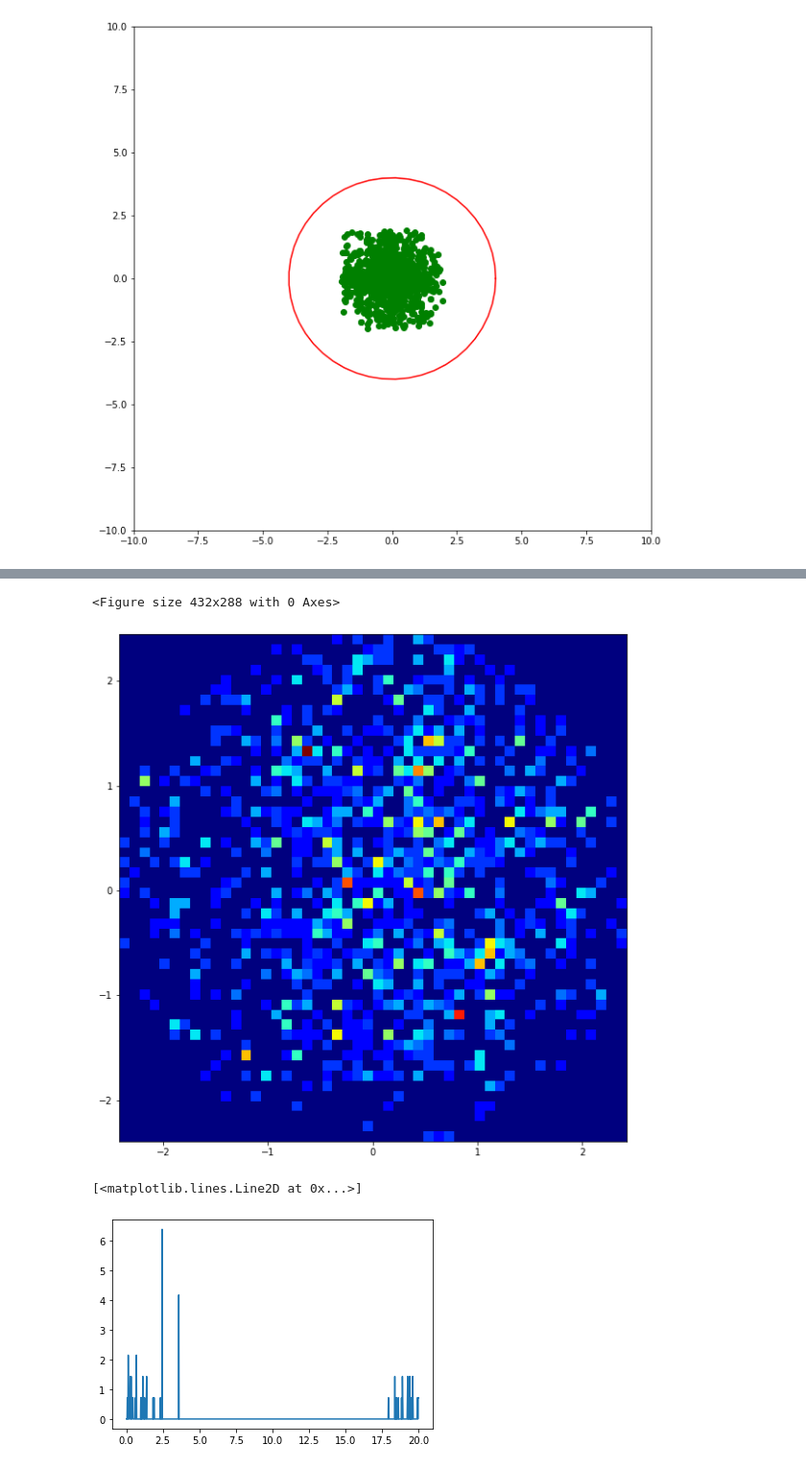
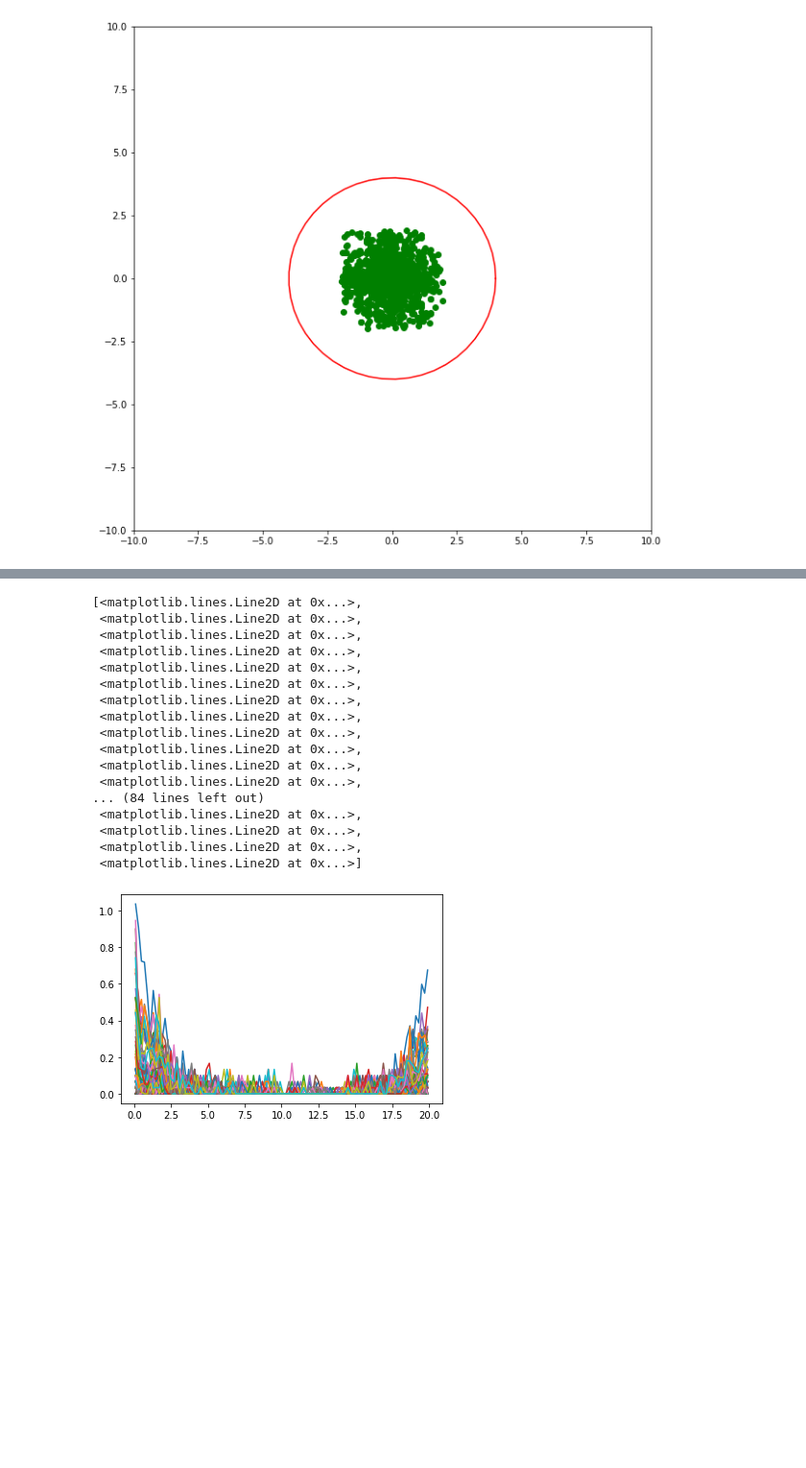
Before and after one commit to magnoxemo/mesh_amalgamation_test, a Jupyter notebook: src/main.ipynb, the cells around one changed output, grey strips where cells are left out. Shown at 96% size. Cells and saved outputs as stored; diff of their text form; code cells hidden in the pictures; blank space fills up the shorter version.

```diff
--- a/src/main.ipynb
+++ b/src/main.ipynb
@@ -43,7 +42,7 @@ X_right=10
 Y_up=10
 Y_down=-10
 
-Nx=1000
+Nx=100
 Ny=Nx
 
 dx=(X_right-X_left)/Nx
@@ -52,8 +51,8 @@ dy=(Y_up-Y_down)/Ny
 X = np.linspace(dx*0.5, (X_right-X_left) - 0.5*dx,Nx)
 Y = np.linspace(dx*0.5, (Y_up-Y_down) - 0.5*dx,Ny)
 # %%
-uo2=material(name='fuel',sigma_a=0.2,sigma_f=.3,sigma_s=3,nu=2.5)
-h20=material(name='coolant',sigma_a=.5,sigma_f=0,sigma_s=0.7,nu=0)
+uo2=material(name='fuel',sigma_a=0.2,sigma_f=.03,sigma_s=3,nu=2.5)
+h20=material(name='coolant',sigma_a=.05,sigma_f=0,sigma_s=0.7,nu=0)
 
 source=source(type='neutron',r=2)
 
@@ -217,7 +216,7 @@ for batch in range (active_batch+inactive_batch):
                             3. keepfission_sites_y the record of the fission site's weights
 
                         '''
-                        rand_num=np.random.rand()
+                        raআnd_num=np.random.rand()
 
                         if rand_num>(material.nu-int(material.nu)):
                             new_neutrons=int(material.nu)+1
@@ -326,24 +325,21 @@ plt.scatter(record[0],record[1])
-# %%
-import numpy as np
-import numpy.random
-import matplotlib.pyplot as plt
-import matplotlib.cm as cm
-# Generate some test data
-x = record[0]
-y = record[1]
-
-heatmap, xedges, yedges = np.histogram2d(x, y, bins=50)
-extent = [xedges[0], xedges[-1], yedges[0], yedges[-1]]
-
-plt.clf()
-plt.figure(figsize=(10,10))
-plt.imshow(heatmap.T,cmap=cm.jet, extent=extent, origin='lower')
-plt.show()
-# %% [output]
-<Figure size 432x288 with 0 Axes>
-[figure, removed]
 # %%
-plt.plot(X,collision_counter[9][0][:][1])
+plt.plot(X,collision_counter[9][0][:][:])
 # %% [output]
-[<matplotlib.lines.Line2D at 0x...>]
+[<matplotlib.lines.Line2D at 0x...>,
+ <matplotlib.lines.Line2D at 0x...>,
+ <matplotlib.lines.Line2D at 0x...>,
+ <matplotlib.lines.Line2D at 0x...>,
+ <matplotlib.lines.Line2D at 0x...>,
+ <matplotlib.lines.Line2D at 0x...>,
+ <matplotlib.lines.Line2D at 0x...>,
+ <matplotlib.lines.Line2D at 0x...>,
+ <matplotlib.lines.Line2D at 0x...>,
+ <matplotlib.lines.Line2D at 0x...>,
+ <matplotlib.lines.Line2D at 0x...>,
+ <matplotlib.lines.Line2D at 0x...>,
+... (84 lines left out)
+ <matplotlib.lines.Line2D at 0x...>,
+ <matplotlib.lines.Line2D at 0x...>,
+ <matplotlib.lines.Line2D at 0x...>,
+ <matplotlib.lines.Line2D at 0x...>]
-[figure, old version]
+[figure, new version]
```
Also changed, not shown: parts of 9 cells of this notebook.
